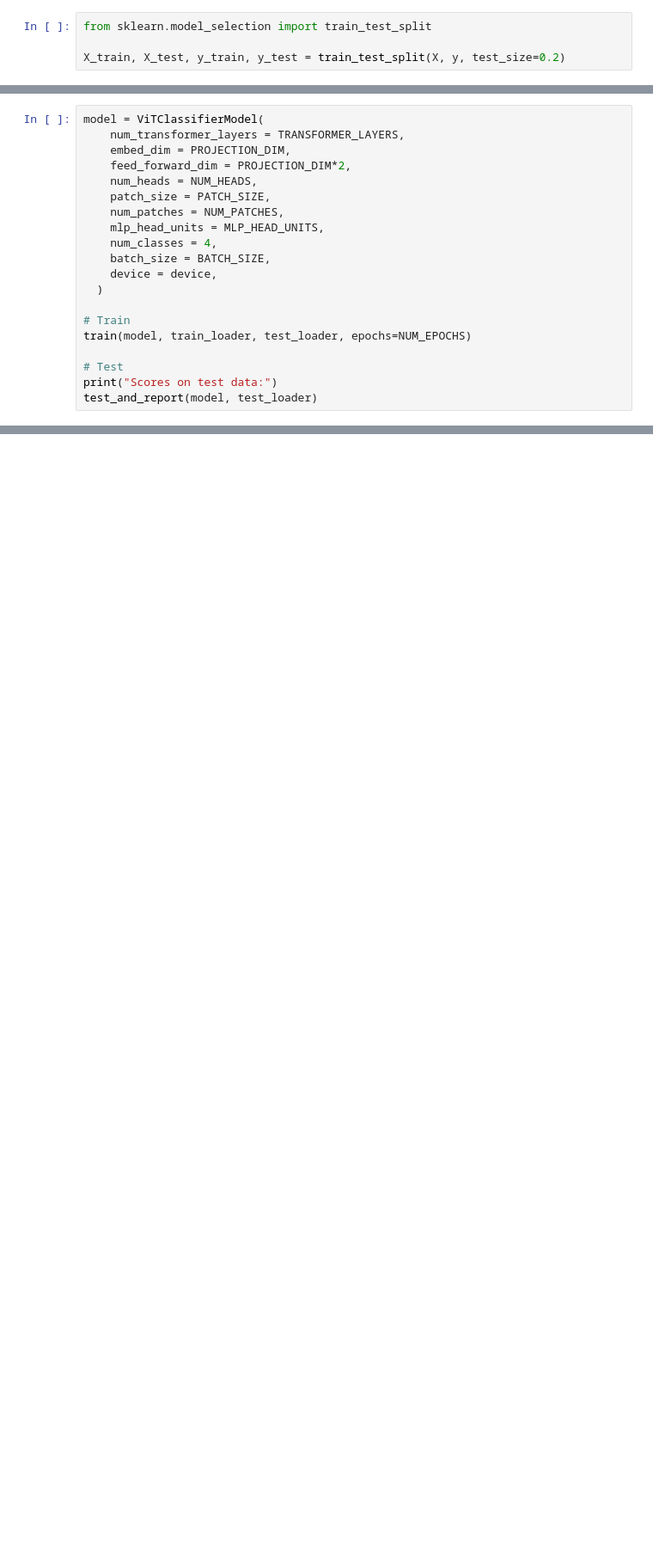
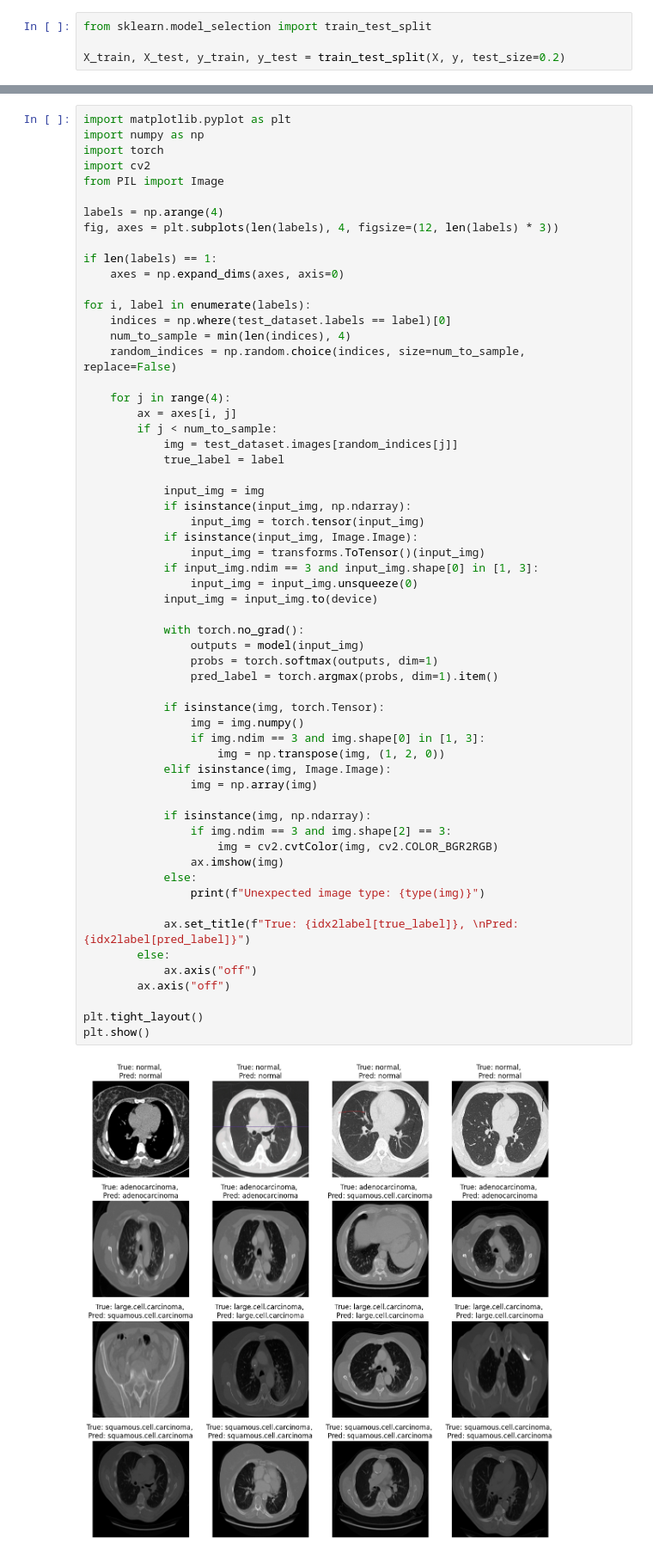
Before and after one commit to SaumyaGupta-99/CancerDetectionUsingViT, a Jupyter notebook: ViT.ipynb, the cells around one changed output, grey strips where cells are left out. Shown at 86% size. Saved outputs shown, nothing was run; the diff lists cells and outputs as text; blank space fills up the shorter version.

```diff
--- a/ViT.ipynb
+++ b/ViT.ipynb
@@ -447,20 +596,0 @@ def test_and_report(model, test_loader):
-# %%
-model = ViTClassifierModel(
-    num_transformer_layers = TRANSFORMER_LAYERS,
-    embed_dim = PROJECTION_DIM,
-    feed_forward_dim = PROJECTION_DIM*2,
-    num_heads = NUM_HEADS,
-    patch_size = PATCH_SIZE,
-    num_patches = NUM_PATCHES,
-    mlp_head_units = MLP_HEAD_UNITS,
-    num_classes = 4,
-    batch_size = BATCH_SIZE,
-    device = device,
-  )
-
-# Train
-train(model, train_loader, test_loader, epochs=NUM_EPOCHS)
-
-# Test
-print("Scores on test data:")
-test_and_report(model, test_loader)
@@ -492,0 +599,61 @@ Epoch 12/150, Loss: 0.8646
+# %%
+import matplotlib.pyplot as plt
+import numpy as np
+import torch
+import cv2
+from PIL import Image
+
+labels = np.arange(4)
+fig, axes = plt.subplots(len(labels), 4, figsize=(12, len(labels) * 3))
+
+if len(labels) == 1:
+    axes = np.expand_dims(axes, axis=0)
+
+for i, label in enumerate(labels):
+    indices = np.where(test_dataset.labels == label)[0]
+    num_to_sample = min(len(indices), 4)
+    random_indices = np.random.choice(indices, size=num_to_sample, replace=False)
+
+    for j in range(4):
+        ax = axes[i, j]
+        if j < num_to_sample:
+            img = test_dataset.images[random_indices[j]]
+            true_label = label
+
+            input_img = img
+            if isinstance(input_img, np.ndarray):
+                input_img = torch.tensor(input_img)
+            if isinstance(input_img, Image.Image):
+                input_img = transforms.ToTensor()(input_img)
+            if input_img.ndim == 3 and input_img.shape[0] in [1, 3]:
+                input_img = input_img.unsqueeze(0)
+            input_img = input_img.to(device)
+
+            with torch.no_grad():
+                outputs = model(input_img)
+                probs = torch.softmax(outputs, dim=1)
+                pred_label = torch.argmax(probs, dim=1).item()
+
+            if isinstance(img, torch.Tensor):
+                img = img.numpy()
+                if img.ndim == 3 and img.shape[0] in [1, 3]:
+                    img = np.transpose(img, (1, 2, 0))
+            elif isinstance(img, Image.Image):
+                img = np.array(img)
+
+            if isinstance(img, np.ndarray):
+                if img.ndim == 3 and img.shape[2] == 3:
+                    img = cv2.cvtColor(img, cv2.COLOR_BGR2RGB)
+                ax.imshow(img)
+            else:
+                print(f"Unexpected image type: {type(img)}")
+
+            ax.set_title(f"True: {idx2label[true_label]}, \nPred: {idx2label[pred_label]}")
+        else:
+            ax.axis("off")
+        ax.axis("off")
+
+plt.tight_layout()
+plt.show()
+# %% [output]
+[figure, added]
```
Also changed, not shown: parts of 16 cells of this notebook.
